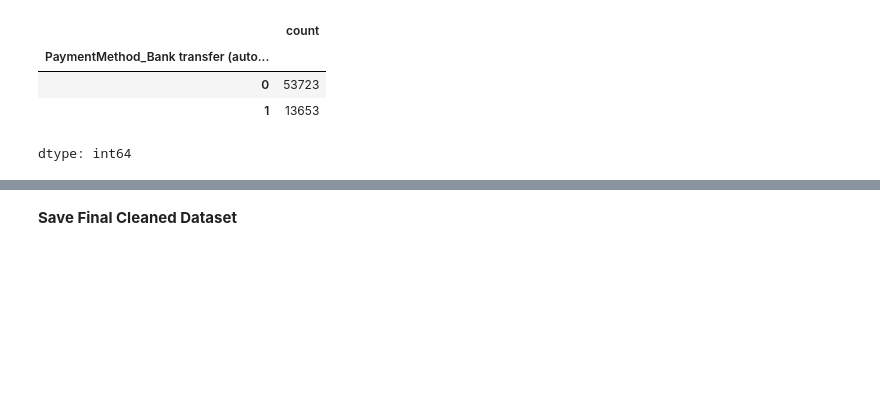
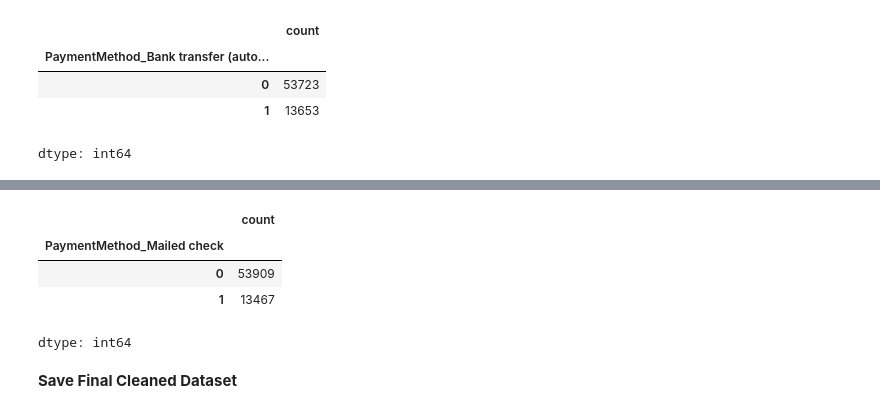
Before and after one commit to linda-bsharat/telco-customer-churn-prediction, a Jupyter notebook: notebooks/01_data_cleaning_and_eda.ipynb, the cells around one changed output, grey strips where cells are left out. Drawn from its saved outputs; the diff is of its cells as text; code cells hidden in the pictures; blank space fills up the shorter version.

```diff
--- a/notebooks/01_data_cleaning_and_eda.ipynb
+++ b/notebooks/01_data_cleaning_and_eda.ipynb
@@ -1267,3 +1276,12 @@ df["PaymentMethod_Electronic check"] = df["PaymentMethod_Electronic check"].repl
+# %%
+# Check distribution for Electronic Check payment method
+df["PaymentMethod_Mailed check"].value_counts()
+# %% [output]
+|  | count |
+| PaymentMethod_Mailed check |  |
+| 0 | 53909 |
+| 1 | 13467 |
+dtype: int64
 # %% [markdown]
 **Save Final Cleaned Dataset**
 # %%
```
Also changed, not shown: parts of 4 cells of this notebook.
